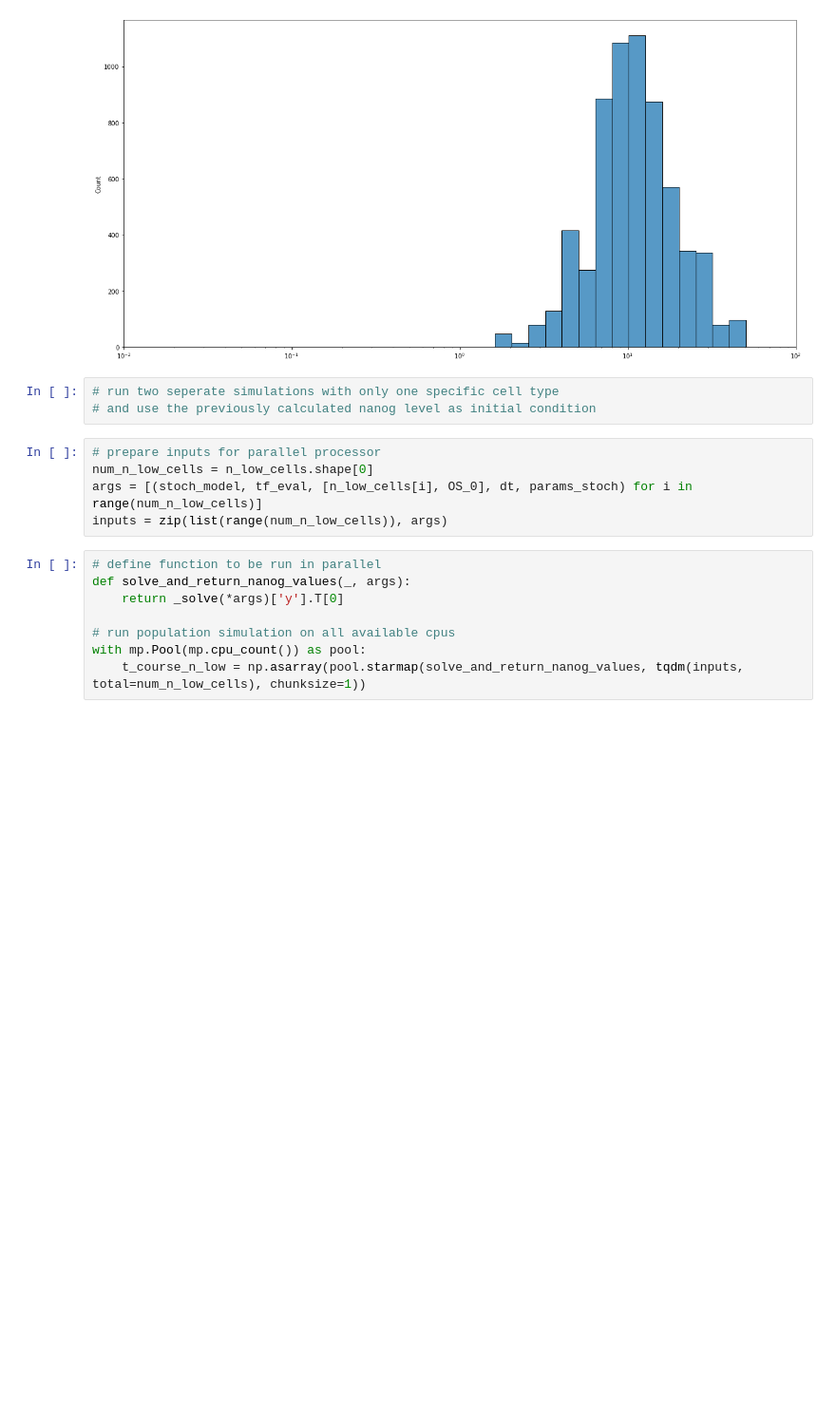
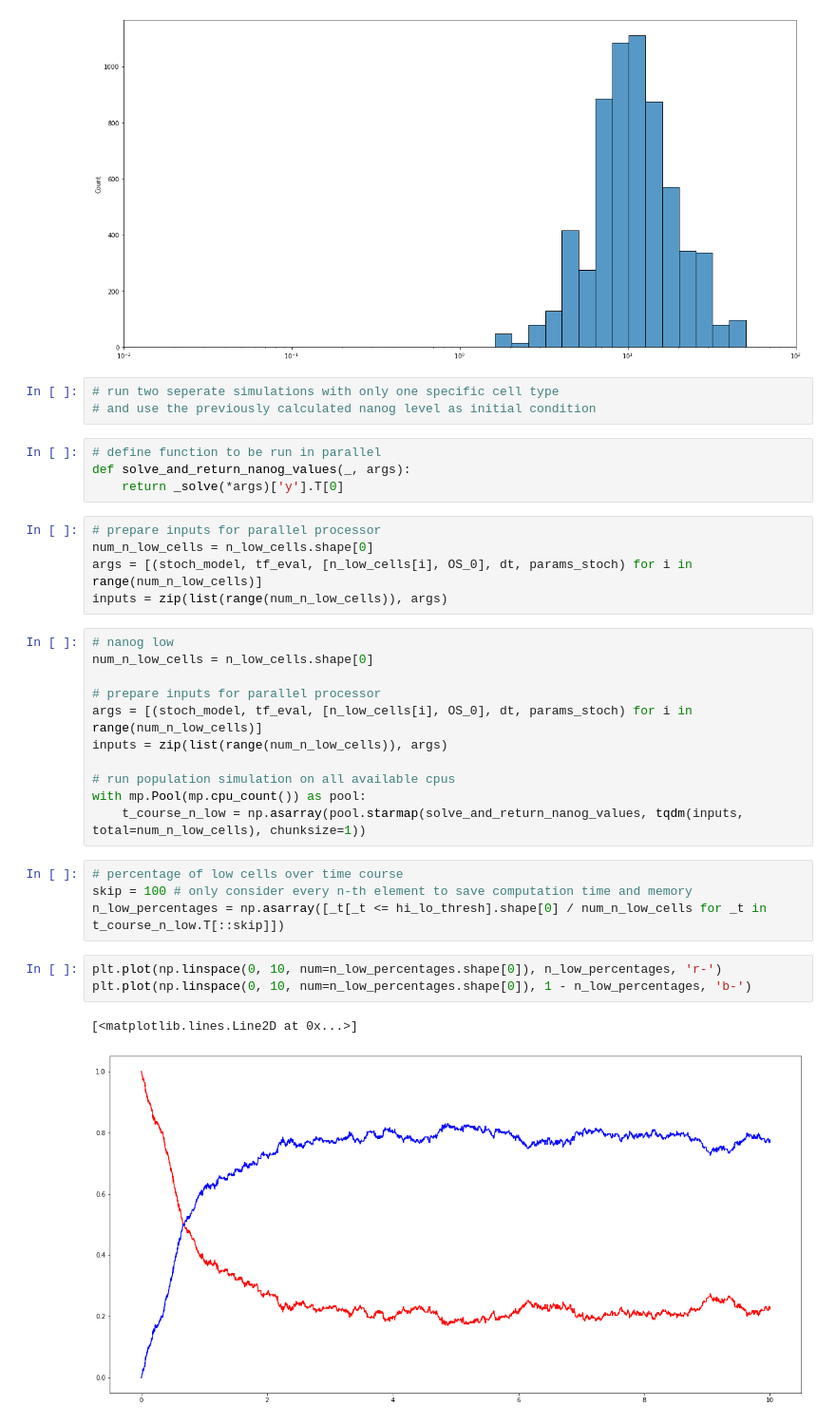
Before and after one commit to martinfg/modelling-nanog-variability, a Jupyter notebook: notebook.ipynb, the cells around one changed output. Shown at 95% size. Drawn from its saved outputs; the diff is of its cells as text; blank space fills up the shorter version.

Commit message:
add function for plotting time course diagrams

```diff
--- a/notebook.ipynb
+++ b/notebook.ipynb
@@ -582,16 +584,33 @@ ax.set_xlim(10**-2, 10**2)
 # %%
 # run two seperate simulations with only one specific cell type
 # and use the previously calculated nanog level as initial condition
+# %%
+# define function to be run in parallel
+def solve_and_return_nanog_values(_, args):
+    return _solve(*args)['y'].T[0]
 # %%
 # prepare inputs for parallel processor
 num_n_low_cells = n_low_cells.shape[0]
 args = [(stoch_model, tf_eval, [n_low_cells[i], OS_0], dt, params_stoch) for i in range(num_n_low_cells)]
 inputs = zip(list(range(num_n_low_cells)), args)
 # %%
-# define function to be run in parallel
-def solve_and_return_nanog_values(_, args):
-    return _solve(*args)['y'].T[0]
+# nanog low
+num_n_low_cells = n_low_cells.shape[0]
+
+# prepare inputs for parallel processor
+args = [(stoch_model, tf_eval, [n_low_cells[i], OS_0], dt, params_stoch) for i in range(num_n_low_cells)]
+inputs = zip(list(range(num_n_low_cells)), args)
 
 # run population simulation on all available cpus
 with mp.Pool(mp.cpu_count()) as pool:
     t_course_n_low = np.asarray(pool.starmap(solve_and_return_nanog_values, tqdm(inputs, total=num_n_low_cells), chunksize=1))
+# %%
+# percentage of low cells over time course
+skip = 100 # only consider every n-th element to save computation time and memory
+n_low_percentages = np.asarray([_t[_t <= hi_lo_thresh].shape[0] / num_n_low_cells for _t in t_course_n_low.T[::skip]])
+# %%
+plt.plot(np.linspace(0, 10, num=n_low_percentages.shape[0]), n_low_percentages, 'r-')
+plt.plot(np.linspace(0, 10, num=n_low_percentages.shape[0]), 1 - n_low_percentages, 'b-')
+# %% [output]
+[<matplotlib.lines.Line2D at 0x...>]
+[figure, added]
```
Also changed, not shown: parts of 4 cells of this notebook.
